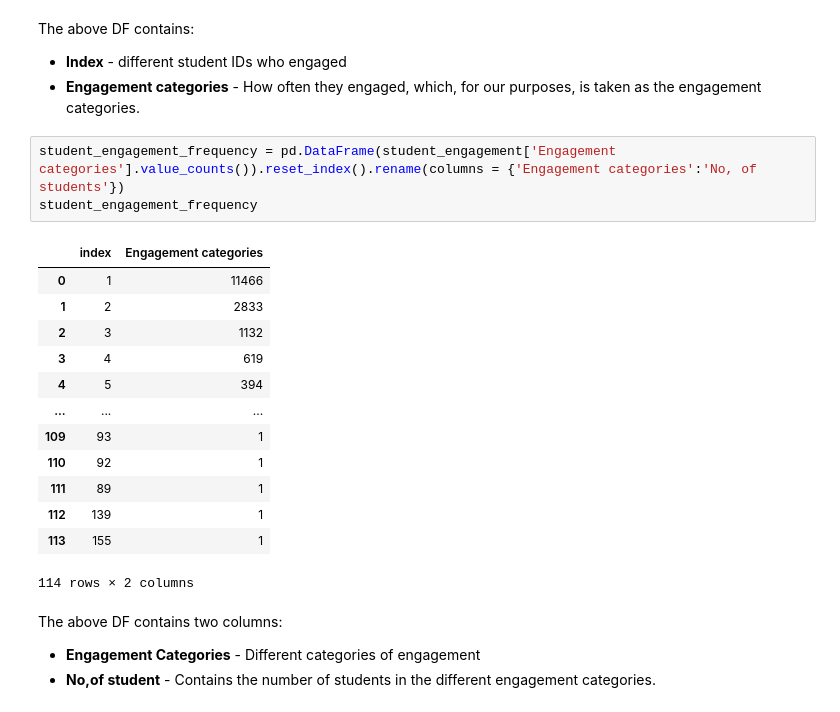
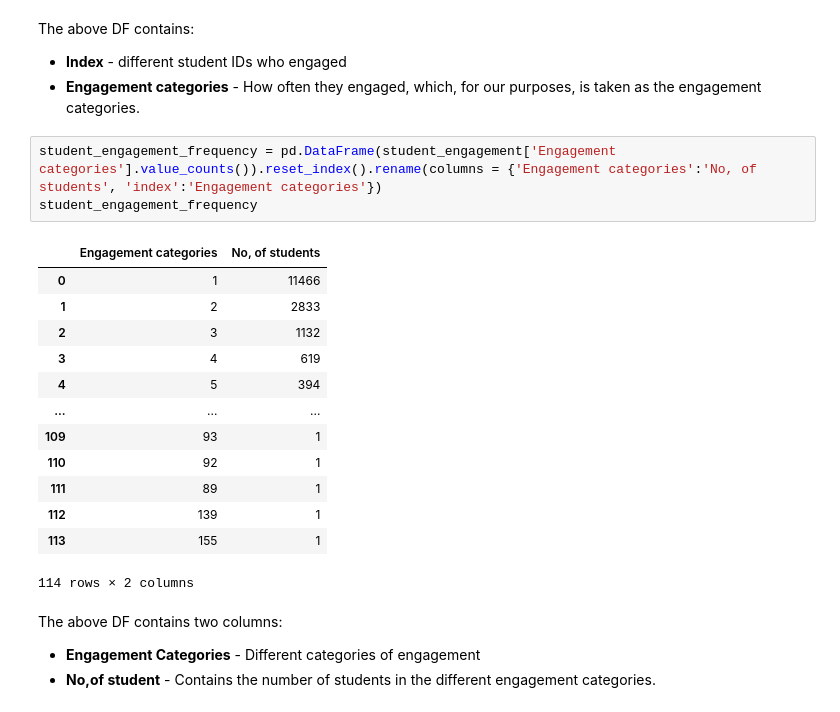
Before and after one commit to puvanans/365-DS-Competition, a Jupyter notebook: engagement _analysis_by_country.ipynb, the cells around one changed output. Cells and saved outputs as stored; diff of their text form.

```diff
--- a/engagement _analysis_by_country.ipynb
+++ b/engagement _analysis_by_country.ipynb
@@ -91,10 +91,10 @@ The above DF contains:
  - **Index** - different student IDs who engaged
  - **Engagement categories** - How often they engaged, which, for our purposes, is taken as the engagement categories.
 # %%
-student_engagement_frequency = pd.DataFrame(student_engagement['Engagement categories'].value_counts()).reset_index().rename(columns = {'Engagement categories':'No, of students'})
+student_engagement_frequency = pd.DataFrame(student_engagement['Engagement categories'].value_counts()).reset_index().rename(columns = {'Engagement categories':'No, of students', 'index':'Engagement categories'})
 student_engagement_frequency
 # %% [output]
-|  | index | Engagement categories |
+|  | Engagement categories | No, of students |
 | 0 | 1 | 11466 |
 | 1 | 2 | 2833 |
 | 2 | 3 | 1132 |
```
Also changed, not shown: parts of 1 cell of this notebook.
